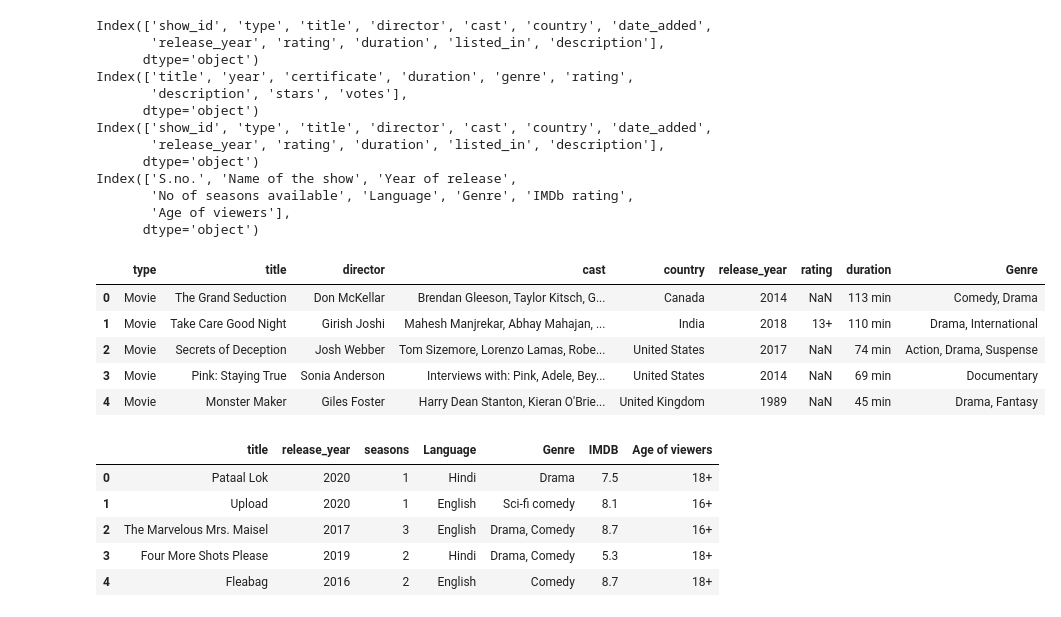
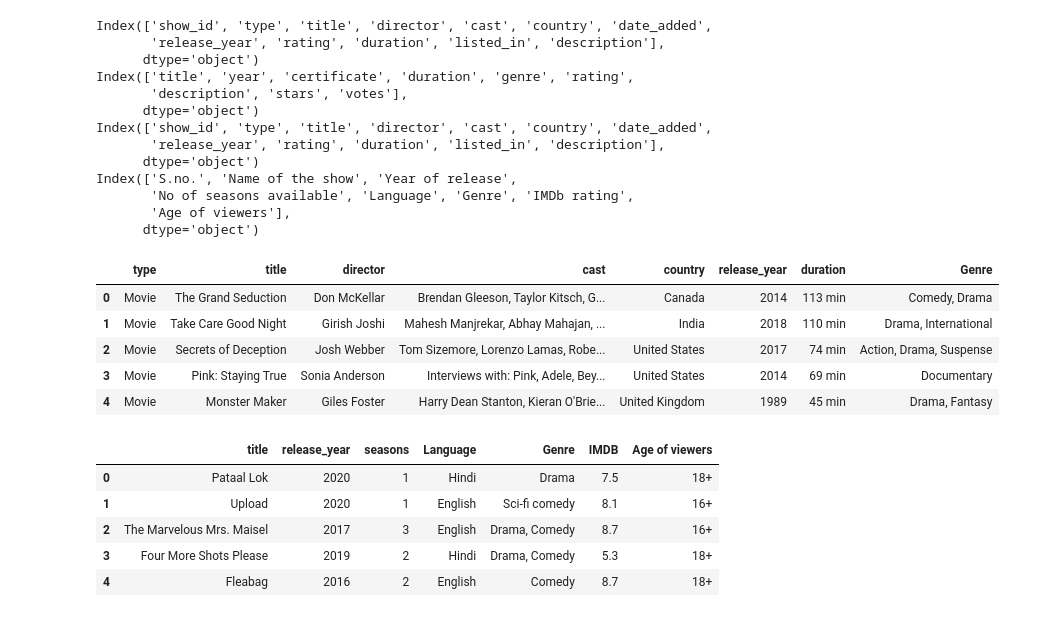
Before and after one commit to emirryilmazz/movies_datascience, a Jupyter notebook: project.ipynb, the cells around one changed output. Saved outputs shown, nothing was run; the diff lists cells and outputs as text; code cells hidden in the pictures.

```diff
--- a/project.ipynb
+++ b/project.ipynb
@@ -66,17 +66,17 @@ Index(['S.no.', 'Name of the show', 'Year of release',
       dtype='object')
 # %%
 # chance listed_in columns name to genre
-prime_data = prime_data.drop(['description', 'date_added','show_id'], axis=1)
+prime_data = prime_data.drop(['description', 'date_added','show_id','rating'], axis=1)
 prime_data.rename(columns={'listed_in':'Genre'}, inplace=True)
 prime_data = prime_data.dropna(subset=['cast', 'director'])
 prime_data.head()
 # %% [output]
-|  | type | title | director | cast | country | release_year | rating | duration | Genre |
-| 0 | Movie | The Grand Seduction | Don McKellar | Brendan Gleeson, Taylor Kitsch, G... | Canada | 2014 | NaN | 113 min | Comedy, Drama |
-| 1 | Movie | Take Care Good Night | Girish Joshi | Mahesh Manjrekar, Abhay Mahajan, ... | India | 2018 | 13+ | 110 min | Drama, International |
-| 2 | Movie | Secrets of Deception | Josh Webber | Tom Sizemore, Lorenzo Lamas, Robe... | United States | 2017 | NaN | 74 min | Action, Drama, Suspense |
-| 3 | Movie | Pink: Staying True | Sonia Anderson | Interviews with: Pink, Adele, Bey... | United States | 2014 | NaN | 69 min | Documentary |
-| 4 | Movie | Monster Maker | Giles Foster | Harry Dean Stanton, Kieran O'Brie... | United Kingdom | 1989 | NaN | 45 min | Drama, Fantasy |
+|  | type | title | director | cast | country | release_year | duration | Genre |
+| 0 | Movie | The Grand Seduction | Don McKellar | Brendan Gleeson, Taylor Kitsch, G... | Canada | 2014 | 113 min | Comedy, Drama |
+| 1 | Movie | Take Care Good Night | Girish Joshi | Mahesh Manjrekar, Abhay Mahajan, ... | India | 2018 | 110 min | Drama, International |
+| 2 | Movie | Secrets of Deception | Josh Webber | Tom Sizemore, Lorenzo Lamas, Robe... | United States | 2017 | 74 min | Action, Drama, Suspense |
+| 3 | Movie | Pink: Staying True | Sonia Anderson | Interviews with: Pink, Adele, Bey... | United States | 2014 | 69 min | Documentary |
+| 4 | Movie | Monster Maker | Giles Foster | Harry Dean Stanton, Kieran O'Brie... | United Kingdom | 1989 | 45 min | Drama, Fantasy |
 # %%
 amazon_data = amazon_data.dropna(subset=['Name of the show', 'IMDb rating'])
 amazon_data['No of seasons available'] = amazon_data['No of seasons available'].astype('int64')
```
Also changed, not shown: parts of 7 cells of this notebook.
